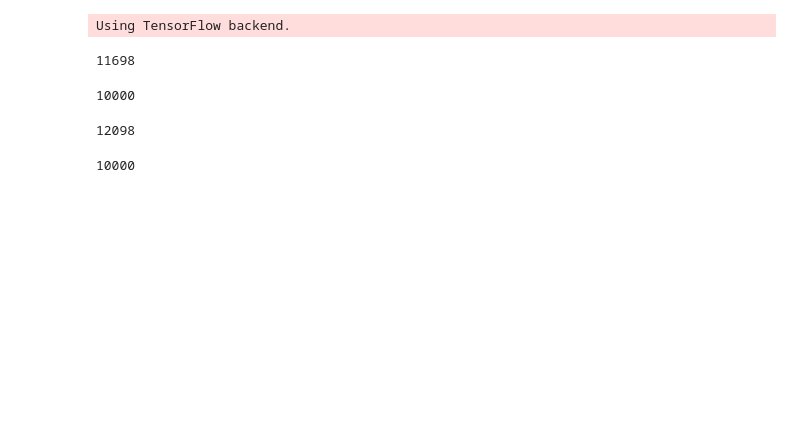
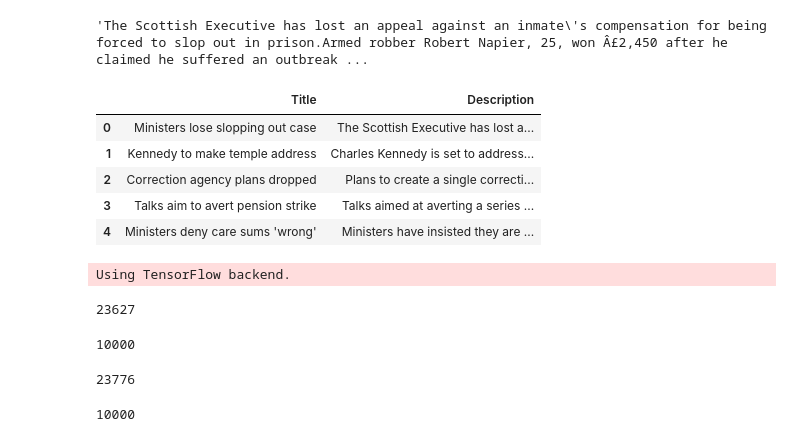
Before and after one commit to JstnClmnt/NLP-Text-Summarization, a Jupyter notebook: NLP_Text_Summarization.ipynb, the cells around one changed output. Saved outputs shown, nothing was run; the diff lists cells and outputs as text; code cells hidden in the pictures; blank space fills up the shorter version.

```diff
--- a/NLP_Text_Summarization.ipynb
+++ b/NLP_Text_Summarization.ipynb
@@ -24,0 +57,26 @@ df.head()
+# %%
+import pandas as pd
+
+
+dirName = 'data';
+
+# Get the list of all files in directory tree at given path
+listOfFiles = getListOfFiles(dirName)
+
+
+df=pd.DataFrame(columns=["Title","Description","Category"])
+# Print the files
+for elem in listOfFiles:
+    print("Reading: "+elem)
+    file1 = open(elem,"r",encoding="latin-1")
+    sampleNews=file1.read().split("\n")
+    newsDesc=""
+    for strline in sampleNews[1:len(sampleNews)]:
+        newsDesc+=strline
+    """
+    print("Category: "+elem.split("/")[1])
+    print("Title:"+sampleNews[0])
+    print("Description:"+newsDesc[0:50])
+    """
+    dfsample=pd.DataFrame(columns=["Title","Description","Category"],data=[[sampleNews[0],newsDesc,elem.split("/")[1]]])
+    df=df.append(dfsample)
@@ -25 +101,17 @@ df.head()
+# %%
+df=df.reset_index()
+df=df.drop(list(df)[0], axis=1)
+df["Description"].head()[0]
+# %% [output]
+'The Scottish Executive has lost an appeal against an inmate\'s compensation for being forced to slop out in prison.Armed robber Robert Napier, 25, won Â£2,450 after he claimed he suffered an outbreak ...
+# %%
+df=df[["Title","Description"]]
+df.head()
+# %% [output]
+|  | Title | Description |
+| 0 | Ministers lose slopping out case | The Scottish Executive has lost a... |
+| 1 | Kennedy to make temple address | Charles Kennedy is set to address... |
+| 2 | Correction agency plans dropped | Plans to create a single correcti... |
+| 3 | Talks aim to avert pension strike | Talks aimed at averting a series ... |
+| 4 | Ministers deny care sums 'wrong' | Ministers have insisted they are ... |
 # %%
@@ -32,13 +124,13 @@ df=df.sample(n=1500)
 from keras.preprocessing.text import Tokenizer
 VOCAB_SIZE = 10000
 tokenizer = Tokenizer(oov_token=1,num_words=VOCAB_SIZE)
-tokenizer.fit_on_texts(df["text"])
-article_sequences = tokenizer.texts_to_sequences(df["text"])
+tokenizer.fit_on_texts(df["Description"])
+article_sequences = tokenizer.texts_to_sequences(df["Description"])
 art_word_index = tokenizer.word_index
 len(art_word_index)
 # %% [output]
 Using TensorFlow backend.
-11698
+23627
 # %%
 art_word_index_1500 = {}
 counter = 0
@@ -55,12 +147,12 @@ print(counter)
 # %% [output]
 10000
 # %%
-tokenizer.fit_on_texts(df["headlines"])
-summary_sequences = tokenizer.texts_to_sequences(df["headlines"])
+tokenizer.fit_on_texts(df["Title"])
+summary_sequences = tokenizer.texts_to_sequences(df["Title"])
 sum_word_index = tokenizer.word_index
 len(sum_word_index)
 # %% [output]
-12098
+23776
 # %%
 sum_word_index_1500 = {}
 counter = 0
```
Also changed, not shown: parts of 16 cells of this notebook.
